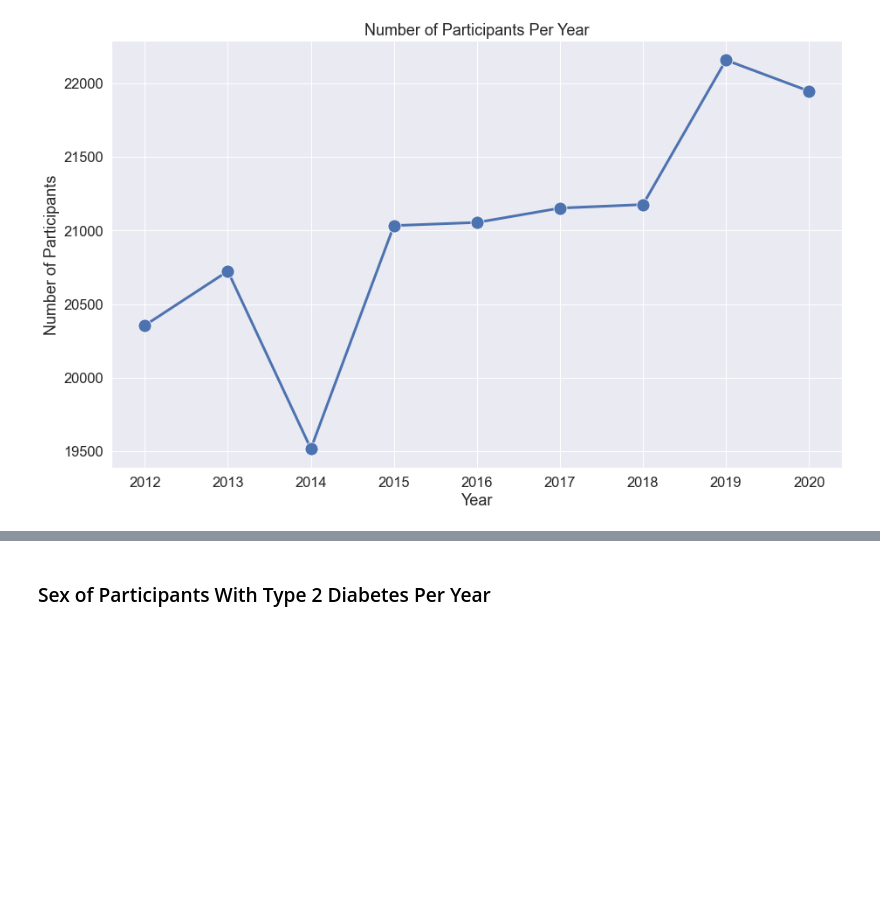
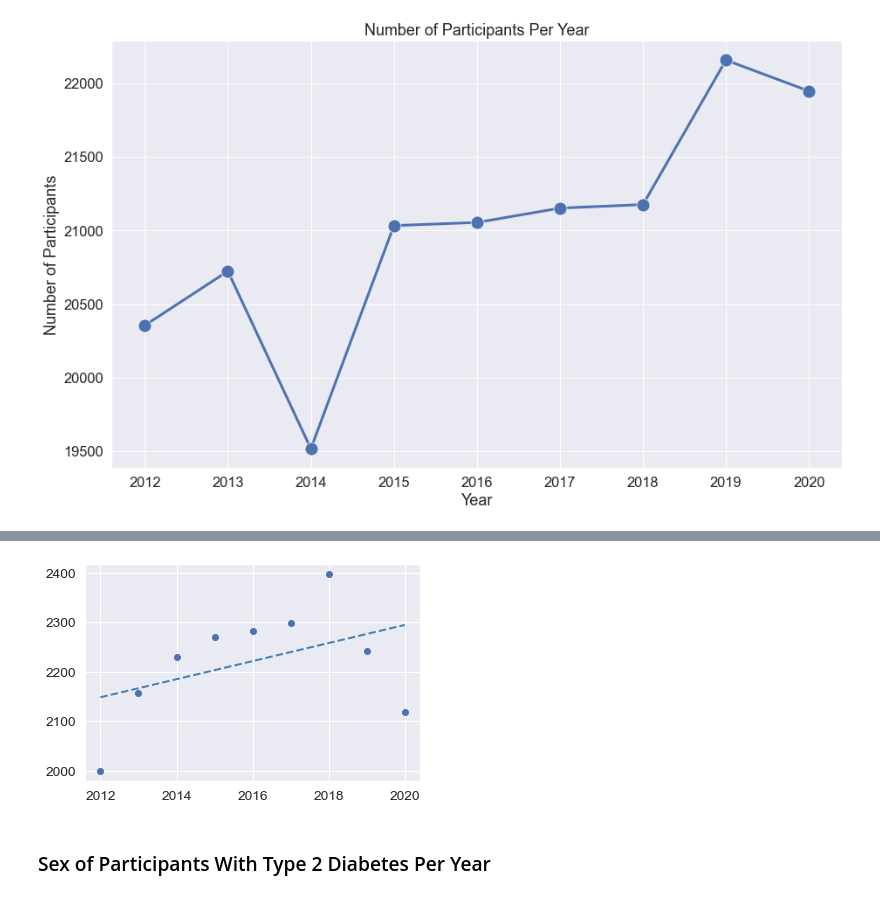
Before and after one commit to GitHubkhim/STATS170_Project, a Jupyter notebook: exploration.ipynb, the cells around one changed output, grey strips where cells are left out. Cells and saved outputs as stored; diff of their text form; code cells hidden in the pictures; blank space fills up the shorter version.

```diff
--- a/exploration.ipynb
+++ b/exploration.ipynb
@@ -145,3 +145,6 @@ g.set_title("Number of Participants Per Year")
 plt.show()
 # %% [output]
 [figure]
+# %%
+type2diabetes = combinedchis[combinedchis["T2D"] == 1].groupby(["YEAR"])["T2D"].count().reset_index(name="count")
+type2diabetes
@@ -148,3 +162,12 @@ plt.show()
+# %%
+x = type2diabetes["YEAR"]
+y = type2diabetes["count"]
+a, b = np.polyfit(x, y, 1)
+plt.scatter(x="YEAR", y="count", data=type2diabetes)
+plt.plot(x, a*x+b, color='steelblue', linestyle='--', linewidth=2)
+plt.show()
+# %% [output]
+[figure, added]
 # %% [markdown]
 ### Sex of Participants With Type 2 Diabetes Per Year
 # %%
```
Also changed, not shown: parts of 5 cells of this notebook, 8 other files.
